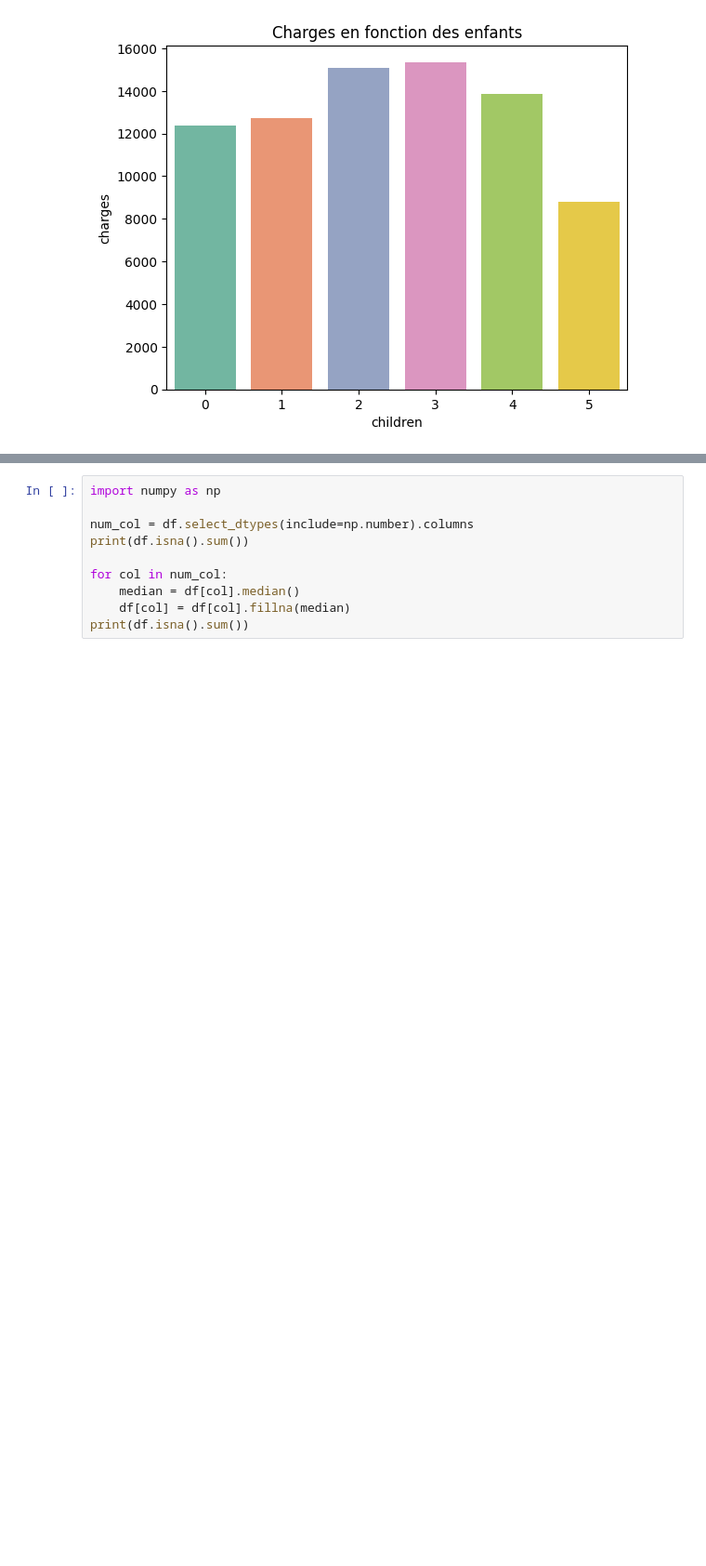
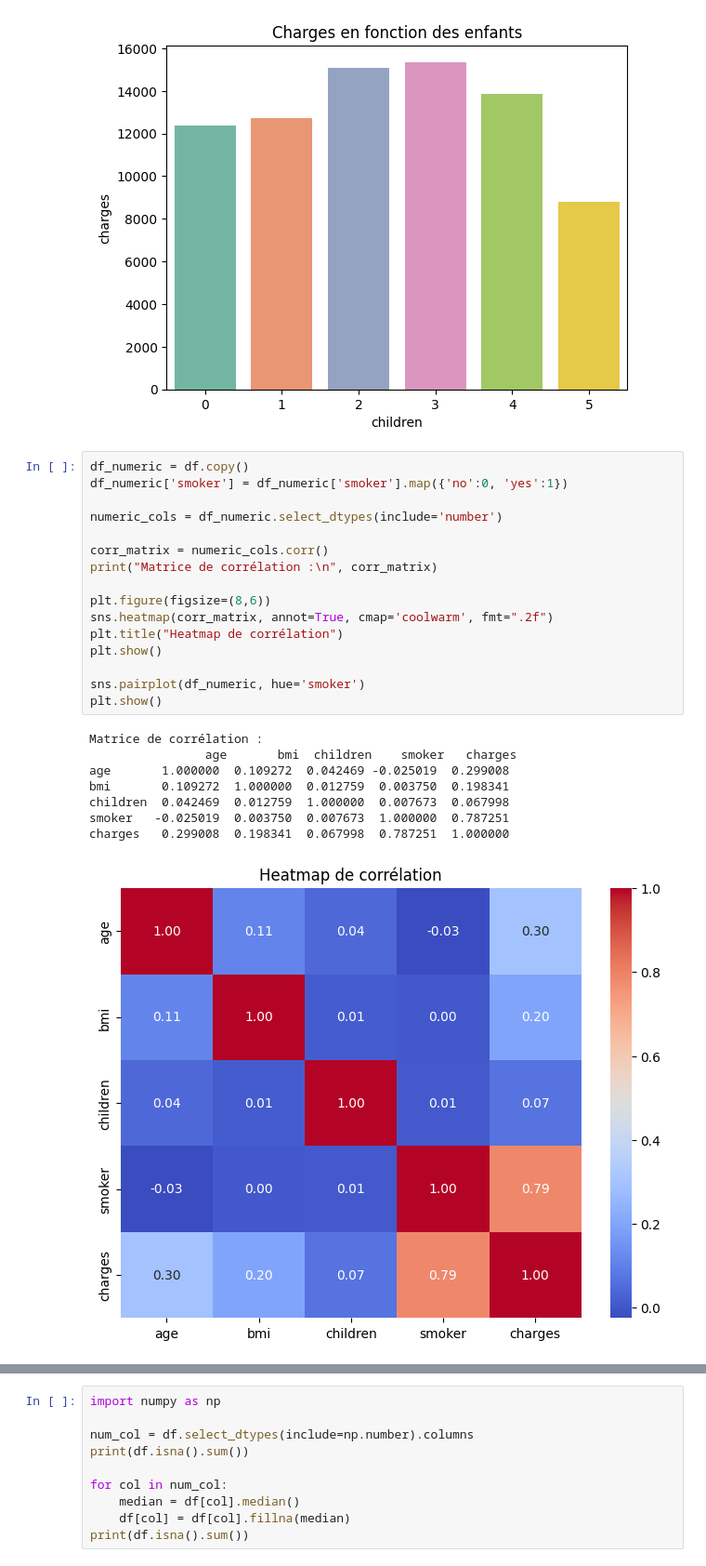
Before and after one commit to elabiad-malika2/Predicteur-de-Charges-d-Assurance-Maladie, a Jupyter notebook: notebooks/data_loader.ipynb, the cells around one changed output, grey strips where cells are left out. Shown at 93% size. Cells and saved outputs as stored; diff of their text form; blank space fills up the shorter version.

```diff
--- a/notebooks/data_loader.ipynb
+++ b/notebooks/data_loader.ipynb
@@ -151,3 +151,28 @@ Passing `palette` without assigning `hue` is deprecated and will be removed in v
 
   sns.barplot(x="children",y="charges",data=df,ci=None,palette="Set2")
 [figure]
+# %%
+df_numeric = df.copy()
+df_numeric['smoker'] = df_numeric['smoker'].map({'no':0, 'yes':1})
+
+numeric_cols = df_numeric.select_dtypes(include='number')
+
+corr_matrix = numeric_cols.corr()
+print("Matrice de corrélation :\n", corr_matrix)
+
+plt.figure(figsize=(8,6))
+sns.heatmap(corr_matrix, annot=True, cmap='coolwarm', fmt=".2f")
+plt.title("Heatmap de corrélation")
+plt.show()
+
+sns.pairplot(df_numeric, hue='smoker')
+plt.show()
+# %% [output]
+Matrice de corrélation :
+                age       bmi  children    smoker   charges
+age       1.000000  0.109272  0.042469 -0.025019  0.299008
+bmi       0.109272  1.000000  0.012759  0.003750  0.198341
+children  0.042469  0.012759  1.000000  0.007673  0.067998
+smoker   -0.025019  0.003750  0.007673  1.000000  0.787251
+charges   0.299008  0.198341  0.067998  0.787251  1.000000
+[figure, added]
```
Also changed, not shown: parts of 4 cells of this notebook.
